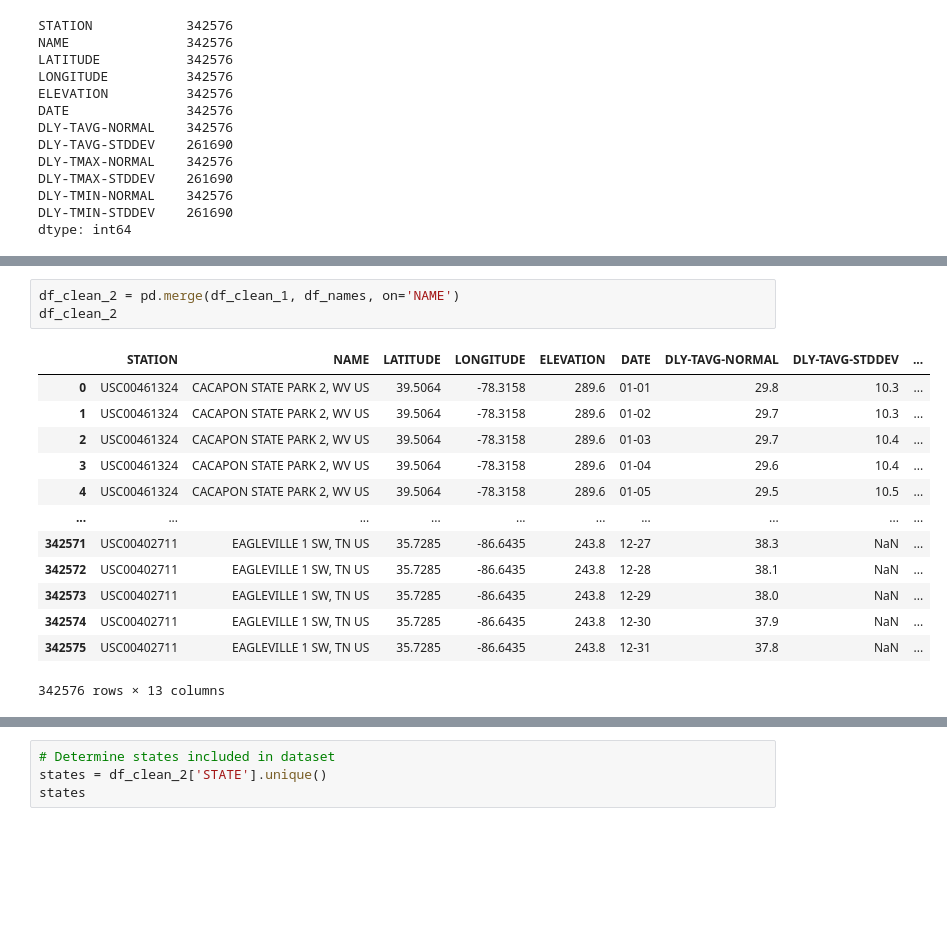
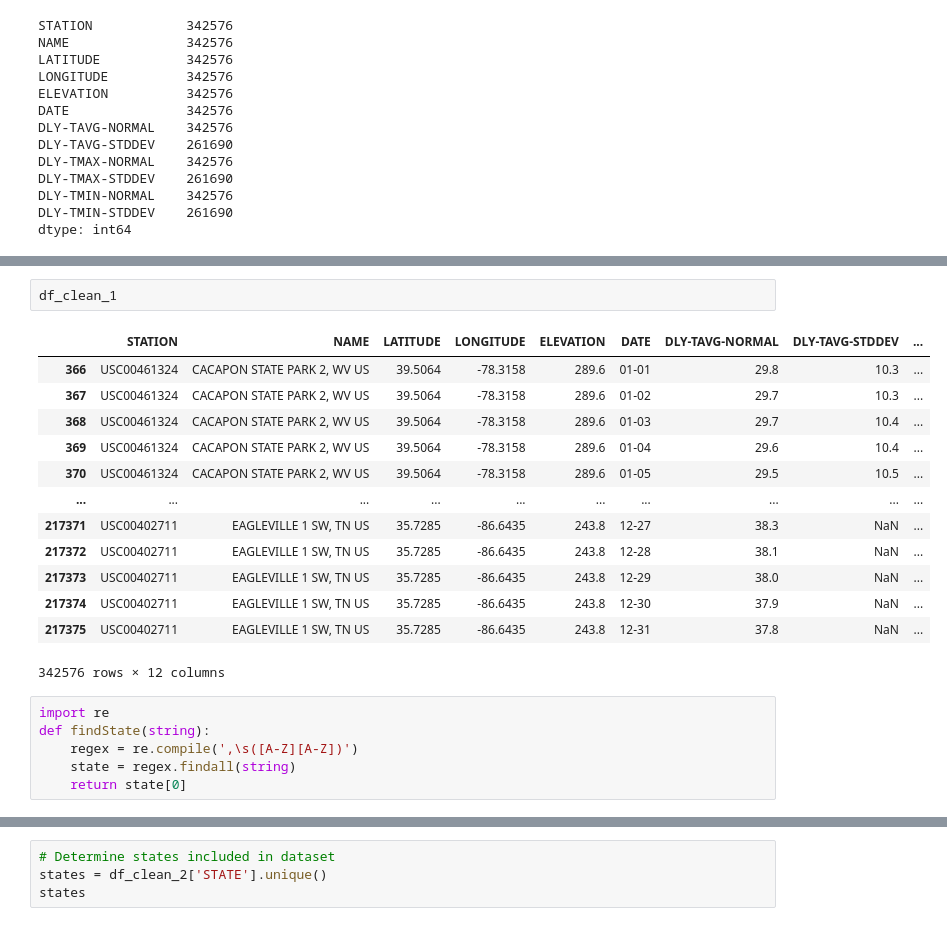
Before and after one commit to rebekahcallkacz/interactive-daily-normals, a Jupyter notebook: data_cleaning.ipynb, the cells around one changed output, grey strips where cells are left out. Cells and saved outputs as stored; diff of their text form; blank space fills up the shorter version.

Commit message:
optimized identifying state

```diff
--- a/data_cleaning.ipynb
+++ b/data_cleaning.ipynb
@@ -146,17 +99,22 @@ df_names
-# %%
-df_clean_2 = pd.merge(df_clean_1, df_names, on='NAME')
-df_clean_2
-# %% [output]
-|  | STATION | NAME | LATITUDE | LONGITUDE | ELEVATION | DATE | DLY-TAVG-NORMAL | DLY-TAVG-STDDEV | ... |
-| 0 | USC00461324 | CACAPON STATE PARK 2, WV US | 39.5064 | -78.3158 | 289.6 | 01-01 | 29.8 | 10.3 | ... |
-| 1 | USC00461324 | CACAPON STATE PARK 2, WV US | 39.5064 | -78.3158 | 289.6 | 01-02 | 29.7 | 10.3 | ... |
-| 2 | USC00461324 | CACAPON STATE PARK 2, WV US | 39.5064 | -78.3158 | 289.6 | 01-03 | 29.7 | 10.4 | ... |
-| 3 | USC00461324 | CACAPON STATE PARK 2, WV US | 39.5064 | -78.3158 | 289.6 | 01-04 | 29.6 | 10.4 | ... |
-| 4 | USC00461324 | CACAPON STATE PARK 2, WV US | 39.5064 | -78.3158 | 289.6 | 01-05 | 29.5 | 10.5 | ... |
-| ... | ... | ... | ... | ... | ... | ... | ... | ... | ... |
-| 342571 | USC00402711 | EAGLEVILLE 1 SW, TN US | 35.7285 | -86.6435 | 243.8 | 12-27 | 38.3 | NaN | ... |
-| 342572 | USC00402711 | EAGLEVILLE 1 SW, TN US | 35.7285 | -86.6435 | 243.8 | 12-28 | 38.1 | NaN | ... |
-| 342573 | USC00402711 | EAGLEVILLE 1 SW, TN US | 35.7285 | -86.6435 | 243.8 | 12-29 | 38.0 | NaN | ... |
-| 342574 | USC00402711 | EAGLEVILLE 1 SW, TN US | 35.7285 | -86.6435 | 243.8 | 12-30 | 37.9 | NaN | ... |
-| 342575 | USC00402711 | EAGLEVILLE 1 SW, TN US | 35.7285 | -86.6435 | 243.8 | 12-31 | 37.8 | NaN | ... |
-342576 rows × 13 columns
+# %%
+df_clean_1
+# %% [output]
+|  | STATION | NAME | LATITUDE | LONGITUDE | ELEVATION | DATE | DLY-TAVG-NORMAL | DLY-TAVG-STDDEV | ... |
+| 366 | USC00461324 | CACAPON STATE PARK 2, WV US | 39.5064 | -78.3158 | 289.6 | 01-01 | 29.8 | 10.3 | ... |
+| 367 | USC00461324 | CACAPON STATE PARK 2, WV US | 39.5064 | -78.3158 | 289.6 | 01-02 | 29.7 | 10.3 | ... |
+| 368 | USC00461324 | CACAPON STATE PARK 2, WV US | 39.5064 | -78.3158 | 289.6 | 01-03 | 29.7 | 10.4 | ... |
+| 369 | USC00461324 | CACAPON STATE PARK 2, WV US | 39.5064 | -78.3158 | 289.6 | 01-04 | 29.6 | 10.4 | ... |
+| 370 | USC00461324 | CACAPON STATE PARK 2, WV US | 39.5064 | -78.3158 | 289.6 | 01-05 | 29.5 | 10.5 | ... |
+| ... | ... | ... | ... | ... | ... | ... | ... | ... | ... |
+| 217371 | USC00402711 | EAGLEVILLE 1 SW, TN US | 35.7285 | -86.6435 | 243.8 | 12-27 | 38.3 | NaN | ... |
+| 217372 | USC00402711 | EAGLEVILLE 1 SW, TN US | 35.7285 | -86.6435 | 243.8 | 12-28 | 38.1 | NaN | ... |
+| 217373 | USC00402711 | EAGLEVILLE 1 SW, TN US | 35.7285 | -86.6435 | 243.8 | 12-29 | 38.0 | NaN | ... |
+| 217374 | USC00402711 | EAGLEVILLE 1 SW, TN US | 35.7285 | -86.6435 | 243.8 | 12-30 | 37.9 | NaN | ... |
+| 217375 | USC00402711 | EAGLEVILLE 1 SW, TN US | 35.7285 | -86.6435 | 243.8 | 12-31 | 37.8 | NaN | ... |
+342576 rows × 12 columns
+# %%
+import re
+def findState(string):
+    regex = re.compile(',\s([A-Z][A-Z])')
+    state = regex.findall(string)
+    return state[0]
```
Also changed, not shown: parts of 8 cells of this notebook, 1 other file.
